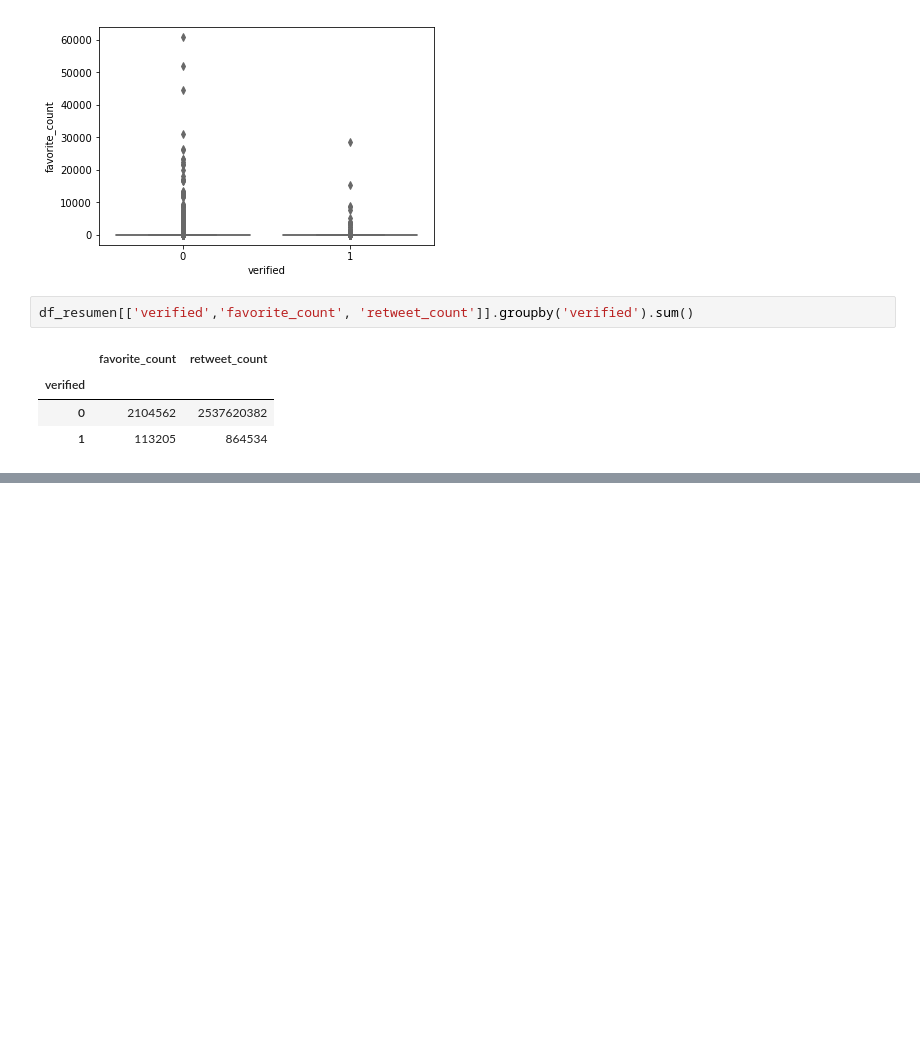
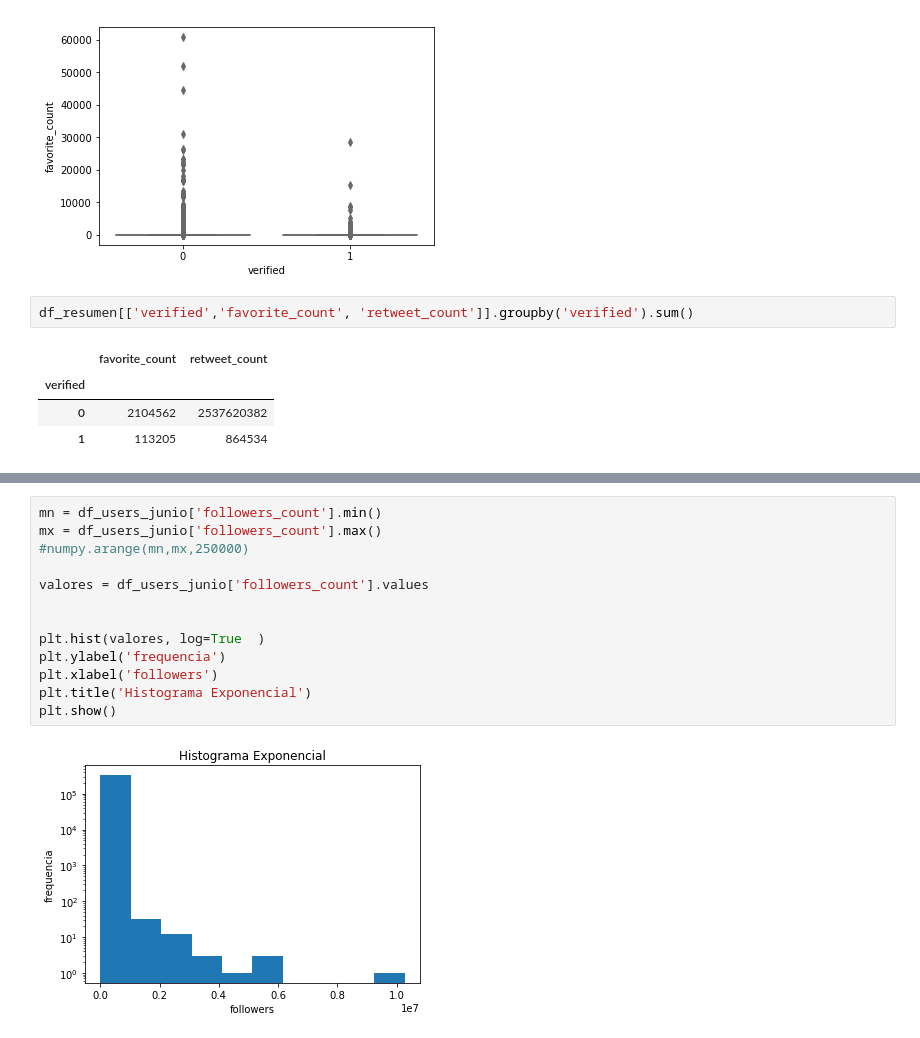
Before and after one commit to juan-analian/mentoria-diplodatos-2019, a Jupyter notebook: users_and_tweets.ipynb, the cells around one changed output, grey strips where cells are left out. Drawn from its saved outputs; the diff is of its cells as text; blank space fills up the shorter version.

```diff
--- a/users_and_tweets.ipynb
+++ b/users_and_tweets.ipynb
@@ -689,0 +736,15 @@ df_resumen[['verified','favorite_count', 'retweet_count']].groupby('verified').s
+# %%
+mn = df_users_junio['followers_count'].min()
+mx = df_users_junio['followers_count'].max()
+#numpy.arange(mn,mx,250000)
+
+valores = df_users_junio['followers_count'].values
+
+
+plt.hist(valores, log=True  )
+plt.ylabel('frequencia')
+plt.xlabel('followers')
+plt.title('Histograma Exponencial')
+plt.show()
+# %% [output]
+[figure, added]
```
Also changed, not shown: parts of 15 cells of this notebook.
